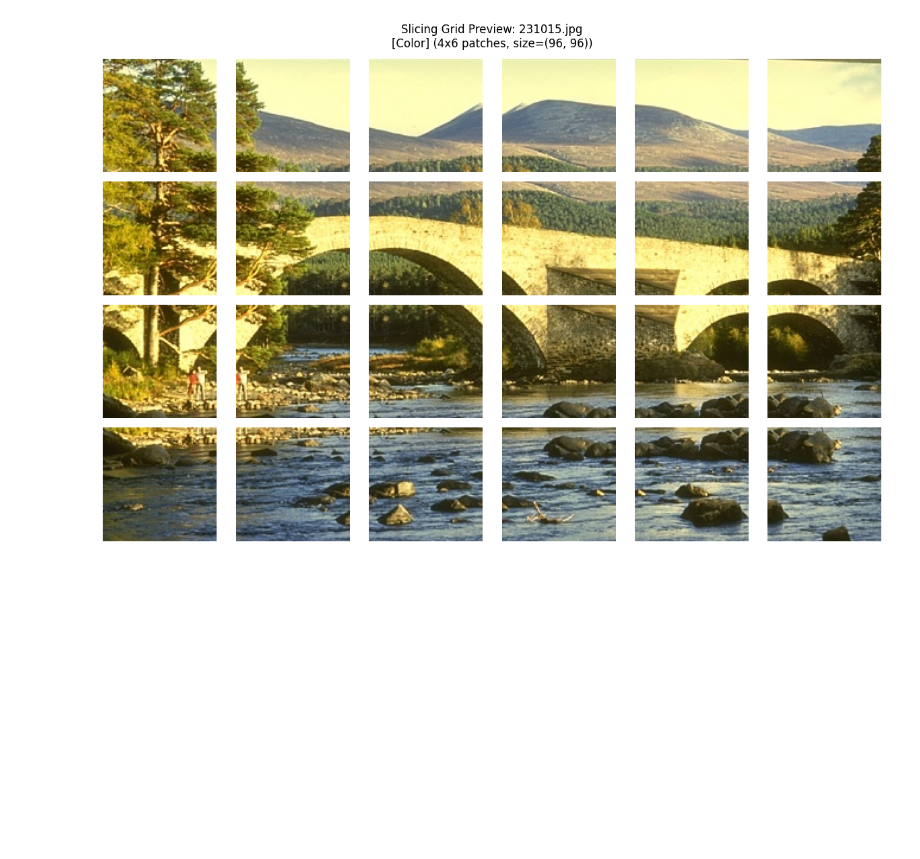
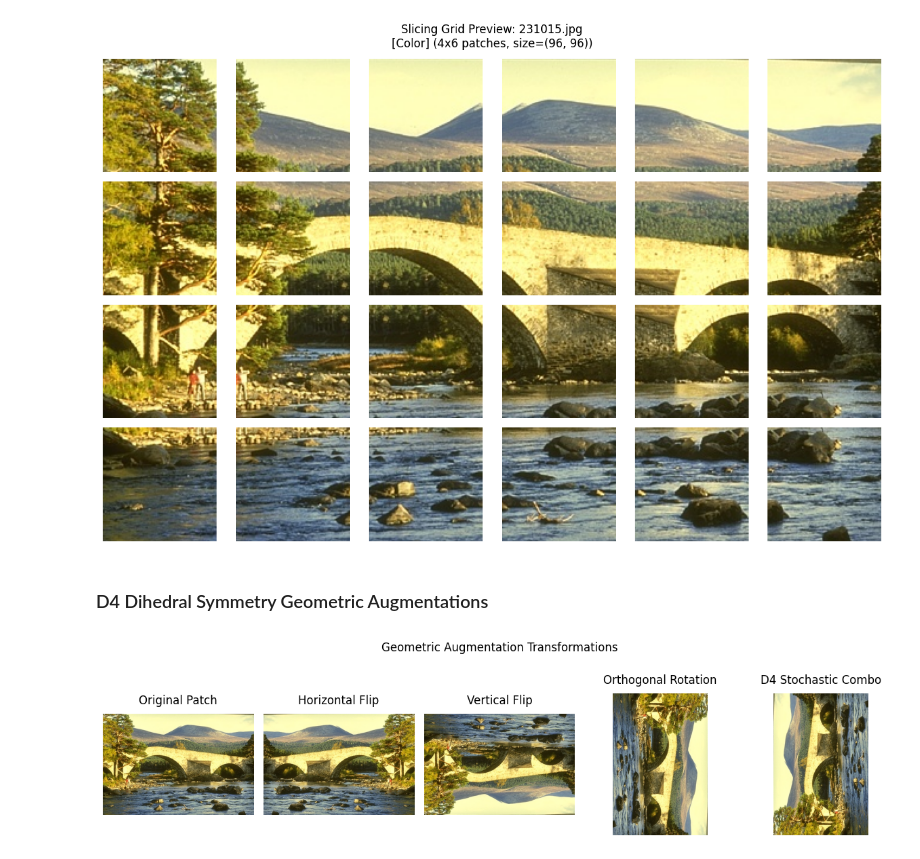
Before and after one commit to BogdanPinchuk/ComputerVision-PBY_HW16_Course_Project, a Jupyter notebook: Bohdan_Pinchuk_CV_HW16_UA.ipynb, the cells around one changed output. Drawn from its saved outputs; the diff is of its cells as text; code cells hidden in the pictures; blank space fills up the shorter version.

Commit message:
[Homework16] - added example of the geometric augmentations

```diff
--- a/Bohdan_Pinchuk_CV_HW16_UA.ipynb
+++ b/Bohdan_Pinchuk_CV_HW16_UA.ipynb
@@ -801,13 +801,76 @@ plt.show()
 # %% [output]
 [figure]
 # %%
-# Example of noise
+# Example of geometric augmentations
+
+import importlib
+import apps.main as mn
+from IPython.display import display, Markdown
+
+importlib.reload(mn)
 
 # Input data
+p_flip_h = 0.5
+p_flip_v = 0.5
+p_rot = 0.5
 
 # Solution
+# select sample patch from extracted patches
+sample_patch = example_patches[0][0] if isinstance(example_patches[0], list) else example_patches[0]
+
+# create augmentators
+ga_flip_h = mn.GeometricAugmentor(p_flip_h=1.0, p_flip_v=0.0, p_rot=0.0)
+ga_flip_v = mn.GeometricAugmentor(p_flip_h=0.0, p_flip_v=1.0, p_rot=0.0)
+ga_rot = mn.GeometricAugmentor(p_flip_h=0.0, p_flip_v=0.0, p_rot=1.0)
+ga_combo = mn.GeometricAugmentor(p_flip_h=0.5, p_flip_v=0.5, p_rot=0.75)
+
+ga_samples = [
+    ("Original Patch", example_img),
+    ("Horizontal Flip", ga_flip_h(example_img.copy())),
+    ("Vertical Flip", ga_flip_v(example_img.copy())),
+    ("Orthogonal Rotation", ga_rot(example_img.copy())),
+    ("D4 Stochastic Combo", ga_combo(example_img.copy())),
+]
 
 # Print results
+display(Markdown("### D4 Dihedral Symmetry Geometric Augmentations"))
+# %% [output]
+### D4 Dihedral Symmetry Geometric Augmentations
+# %%
+# Graphic results
+
+import math
+import numpy as np
+import matplotlib.pyplot as plt
+
+# Input data
+n_img_cols = 5
+images_list = ga_samples
+n_img_rows = math.ceil(len(images_list) / n_img_cols)
+
+# Solution
+_, axes = plt.subplots(n_img_rows, n_img_cols, figsize=(12, 3 * n_img_rows))
+axes_list = np.array(axes).flatten()
+
+for idx, (img_name, img_data) in enumerate(images_list):
+    ax = axes_list[idx]
+    ax.set_title(img_name, pad=10, loc='center', color='black')
+    if len(img_data.shape) == 3:
+        ax.imshow(img_data)
+    else:
+        ax.imshow(img_data, cmap='gray')
+    ax.axis(False)
+
+# remove empty charts
+for idx in range(len(images_list), len(axes_list)):
+    axes_list[idx].remove()
+
+# Plot
+plt.suptitle(f"Geometric Augmentation Transformations", y=1.0)
+plt.tight_layout()
+plt.show()
+# %% [output]
+[figure, added]
 # %%
 # template
 
```
